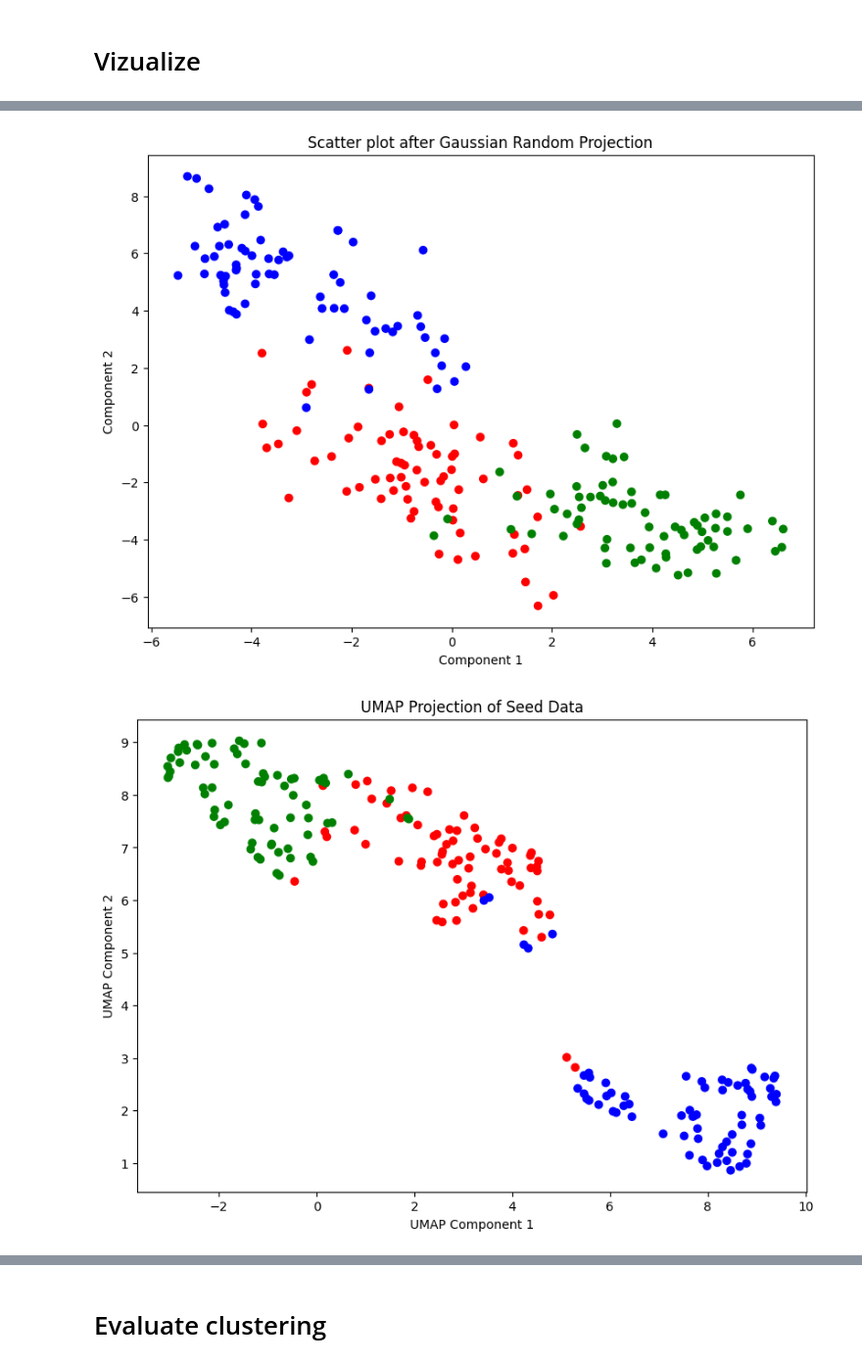
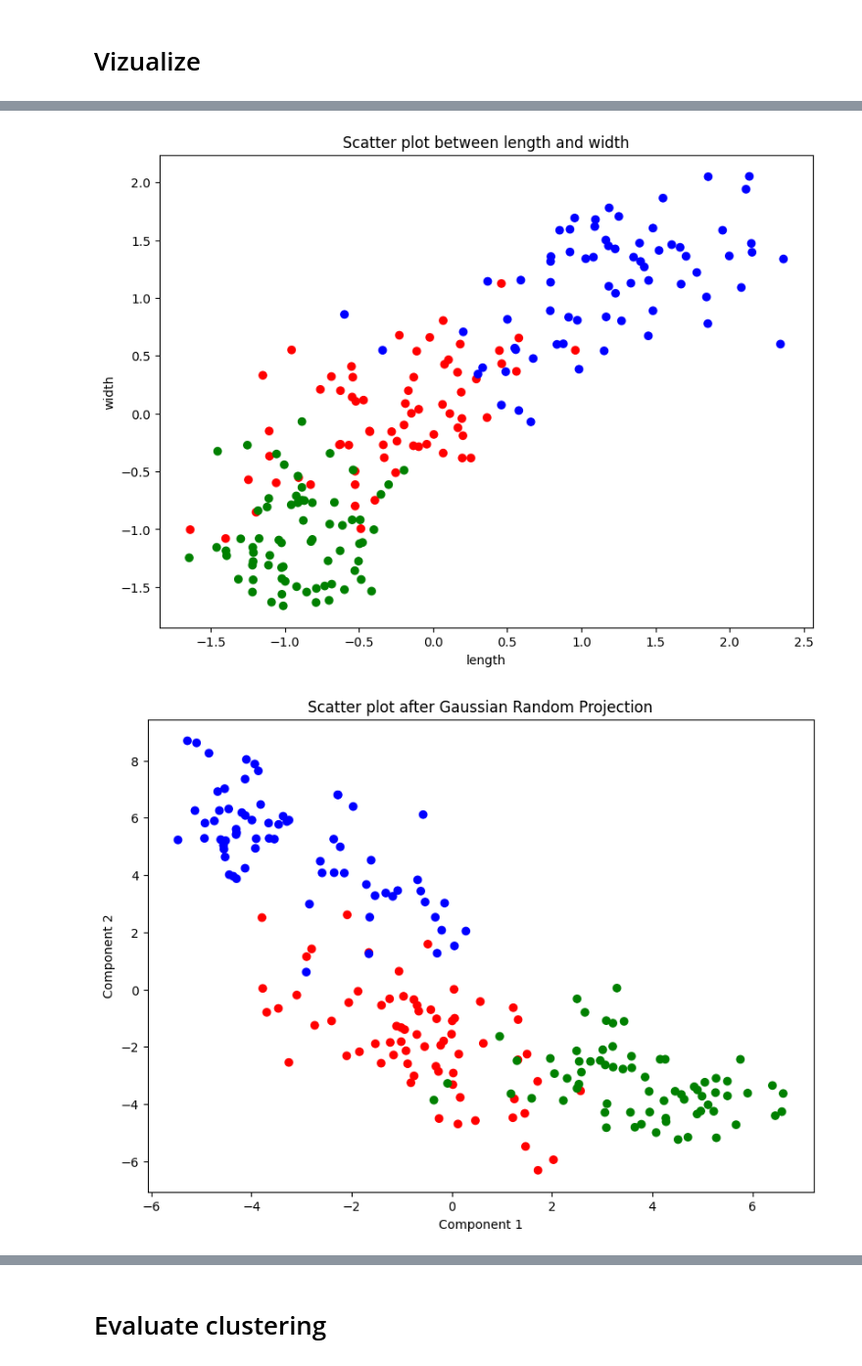
Before and after one commit to olabratt/DIT407, a Jupyter notebook: Assignment5/ola/assignment5.ipynb, the cells around one changed output, grey strips where cells are left out. Shown at 98% size. Drawn from its saved outputs; the diff is of its cells as text; code cells hidden in the pictures.

Commit message:
add interesting feature plot

```diff
--- a/Assignment5/ola/assignment5.ipynb
+++ b/Assignment5/ola/assignment5.ipynb
@@ -87,6 +99,16 @@ plt.tight_layout()
 plt.show()
 
 
+i = 3
+j = 4
+fig11, ax11 = plt.subplots(figsize=(8, 6), layout='constrained')
+ax11.scatter(seeds_normalized[features[i]], seeds_normalized[features[j]], c=seeds_normalized['species'].map(colors))
+ax11.set_xlabel(features[i])
+ax11.set_ylabel(features[j])
+ax11.set_title(f'Scatter plot between {features[i]} and {features[j]}')
+fig11.savefig("feature.pdf", bbox_inches='tight')
+
+
 grp = GaussianRandomProjection(n_components=2, random_state=random_state)
 X_projected = grp.fit_transform(seeds_normalized.drop(columns=['species']))
 fig2, ax2 = plt.subplots(figsize=(8, 6), layout='constrained')
@@ -112,2 +135,2 @@ fig3.savefig("umap.pdf", bbox_inches='tight')
-[figure, old version]
+[figure, new version]
-[figure, old version]
+[figure, new version]
```
Also changed, not shown: parts of 3 cells of this notebook, 6 other files.
